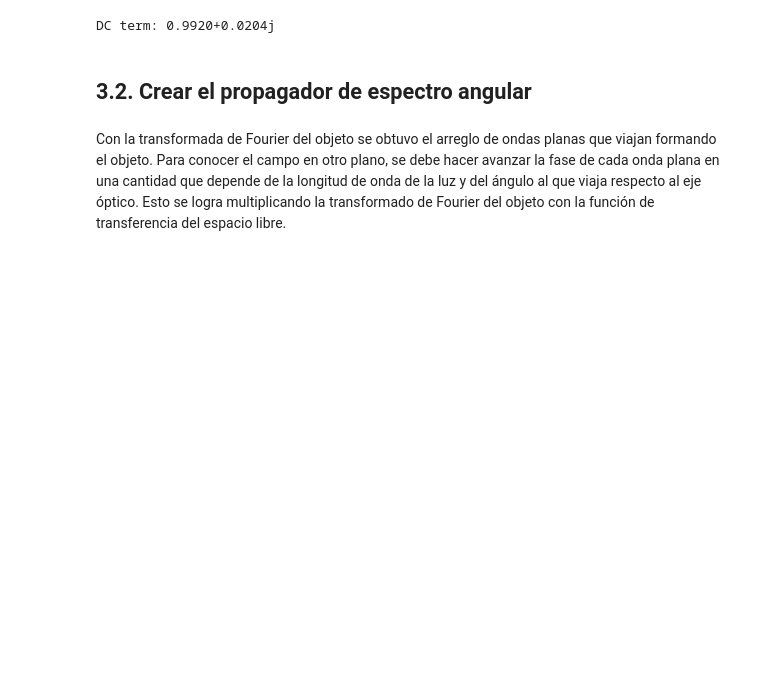
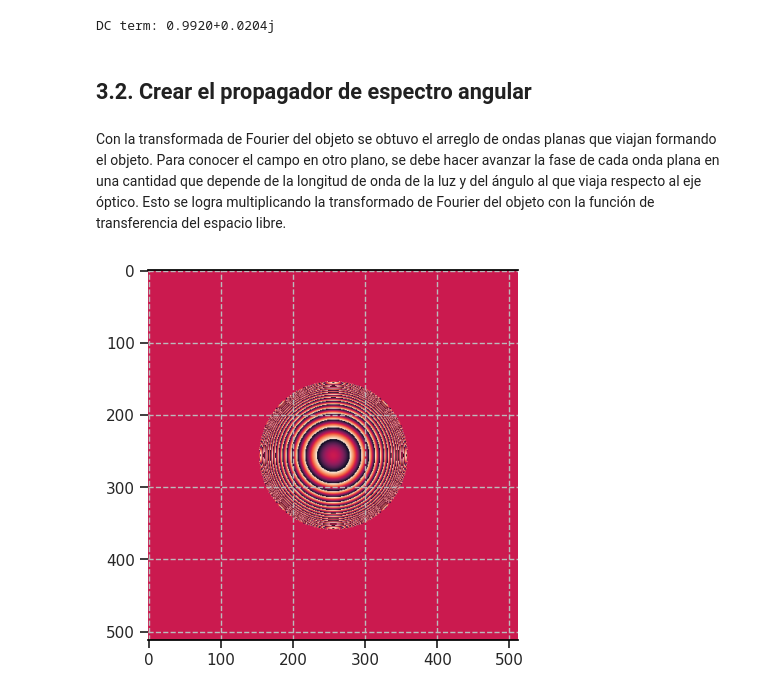
Before and after one commit to VelasquezE/FourierOptics_assignments, a Jupyter notebook: talleres/Proyecto/inline_hologram.ipynb, the cells around one changed output. Cells and saved outputs as stored; diff of their text form; code cells hidden in the pictures; blank space fills up the shorter version.

```diff
--- a/talleres/Proyecto/inline_hologram.ipynb
+++ b/talleres/Proyecto/inline_hologram.ipynb
@@ -87,7 +82,7 @@ frequencies = np.arange(-spatial_freq / 2, spatial_freq / 2,  step = delta_freq)
 # %%
 dx = np.diff(x)[0]
 df = 1 / (N * dx)
-f = fftfreq(len(x), dx)
+f = fftshift(fftfreq(len(x), dx))
 # %% [markdown]
 # 3. Computar el holograma
 # %% [markdown]
@@ -139,8 +134,17 @@ Con la transformada de Fourier del objeto se obtuvo el arreglo de ondas planas q
 Esto se logra multiplicando la transformado de Fourier del objeto con la función de transferencia del espacio libre.
 # %%
 def H(fx, fy, z, wavelength=0.5):
-    square_root = np.sqrt(1 - (wavelength * fx) **2 - (wavelength * fy)**2)
-    temp = np.exp(1j * 2 * np.pi * z / wavelength * square_root)
-    temp[np.isnan(temp)] = 0 # replace nan's with zeros
-    return temp
+  argument = 1 - (wavelength*fx)**2 - (wavelength*fy)**2
+  argument[argument < 0] = 0
+  square_root = np.sqrt(argument)
+  factor = 1j * 2 * np.pi * z / wavelength
+  return np.exp(factor * square_root)
+# %%
+FX, FY = np.meshgrid(f, f)
+propagator = H(FX, FY, 10)
+
+fig, ax = plt.subplots(nrows=1, ncols=1)
+img = ax.imshow(np.angle(propagator))
+# %% [output]
+[figure, added]
 # %%
```
Also changed, not shown: parts of 6 cells of this notebook.
